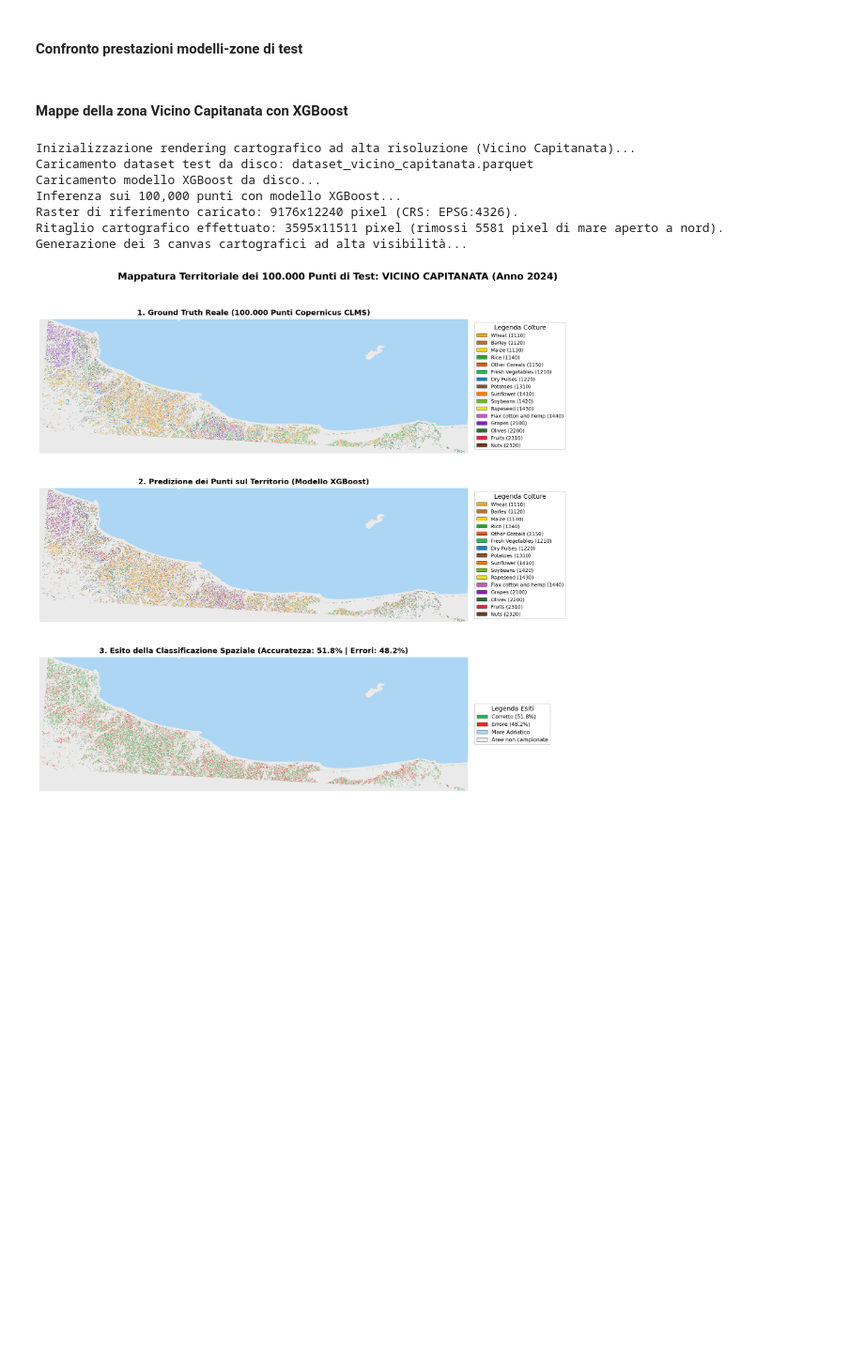
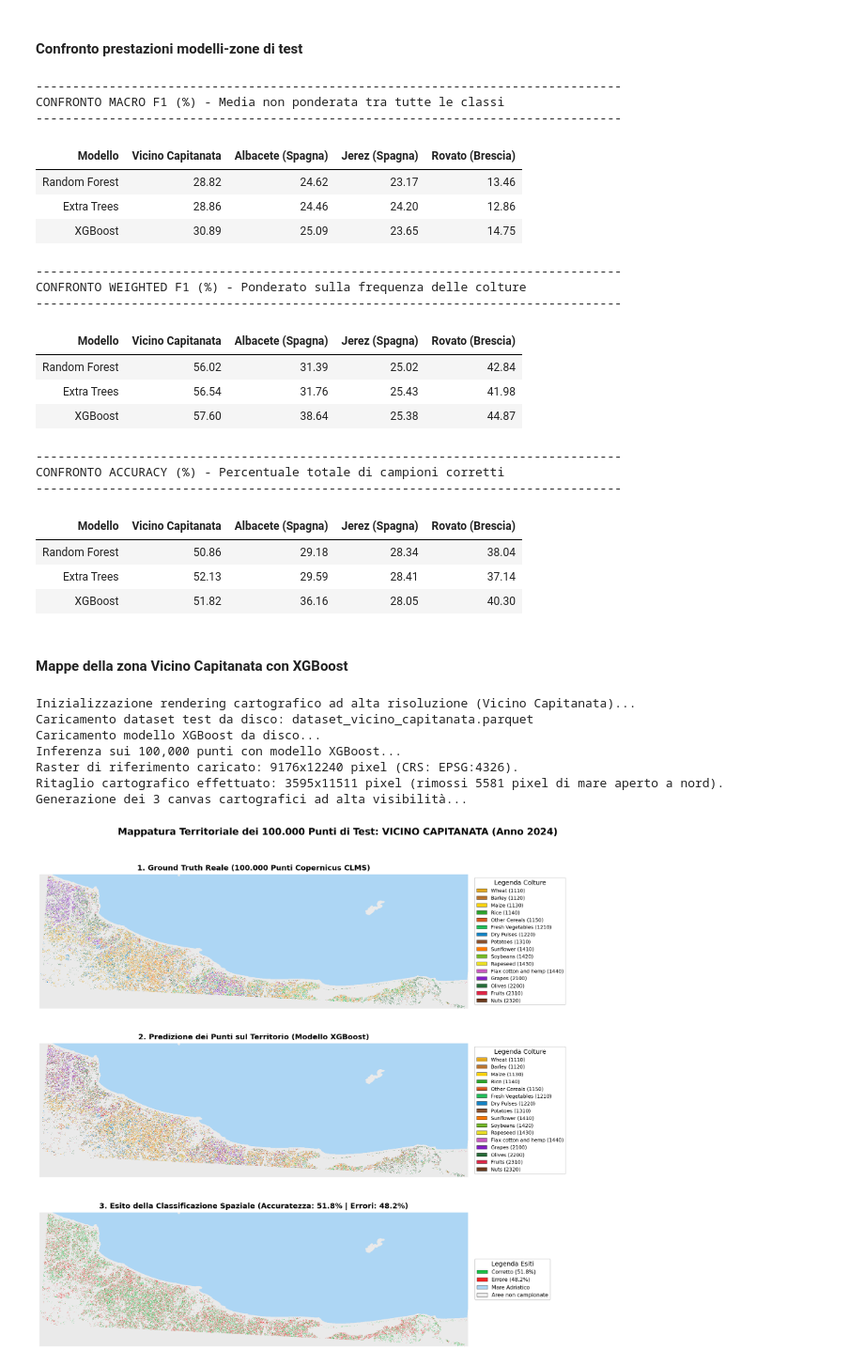
Before and after one commit to SimoRinaldi/crop-spatial-classification, a Jupyter notebook: notebooks/05_test_and_space_visualization.ipynb, the cells around one changed output. Shown at 94% size. Cells and saved outputs as stored; diff of their text form; code cells hidden in the pictures; blank space fills up the shorter version.

Commit message:
Aggiunto confronto prestazioni modelli-zone test

```diff
--- a/notebooks/05_test_and_space_visualization.ipynb
+++ b/notebooks/05_test_and_space_visualization.ipynb
@@ -14,7 +14,7 @@ if 'google.colab' in sys.modules:
     # Imposta la root del Drive su Colab
     BASE_DIR = Path('/content/drive/Shareddrives/Progetti/Progetto_MLDM')
 
-    GIT_BRANCH = 'zone-test'
+    GIT_BRANCH = 'main'
 
     # 2. Clona/Aggiorna la repo
     REPO_DIR = '/content/crop-spatial-classification'
@@ -1263,7 +1262,7 @@ Confronto dettagliato F1-Score per classe colturale:
 # %%
 import pandas as pd
 
-if "summary_zones" not in globals() or not all_zones_summary:
+if "all_zones_summary" not in globals() or not all_zones_summary:
     raise ValueError("Il dizionario 'all_zones_summary' è vuoto o non definito.")
 
 zone_labels = {
@@ -1278,36 +1277,58 @@ models = ["Random Forest", "Extra Trees", "XGBoost"]
 metrics_to_show = [
     (
         "Macro F1 (%)",
         "CONFRONTO MACRO F1 (%) - Media non ponderata tra tutte le classi",
     ),
     (
         "Weighted F1 (%)",
         "CONFRONTO WEIGHTED F1 (%) - Ponderato sulla frequenza delle colture",
     ),
     (
         "Accuracy (%)",
         "CONFRONTO ACCURACY (%) - Percentuale totale di campioni corretti",
     ),
 ]
 
 for metric_col, title in metrics_to_show:
     rows = []
     for m in models:
         row = {"Modello": m}
         for z_key, z_label in zone_labels.items():
             if z_key in all_zones_summary:
                 df_z = all_zones_summary[z_key]
                 val = df_z.loc[df_z["Modello"] == m, metric_col].values[0]
                 row[z_label] = val
         rows.append(row)
 
     df_metric = pd.DataFrame(rows)
 
-    print("=" * 80)
+    print("-" * 80)
     print(title)
-    print("=" * 80)
-    display(df_metric.style.hide(axis="index"))
+    print("-" * 80)
+    display(df_metric.style.hide(axis="index").format(precision=2))
     print("\n")
+# %% [output]
+--------------------------------------------------------------------------------
+CONFRONTO MACRO F1 (%) - Media non ponderata tra tutte le classi
+--------------------------------------------------------------------------------
+| Modello | Vicino Capitanata | Albacete (Spagna) | Jerez (Spagna) | Rovato (Brescia) |
+| Random Forest | 28.82 | 24.62 | 23.17 | 13.46 |
+| Extra Trees | 28.86 | 24.46 | 24.20 | 12.86 |
+| XGBoost | 30.89 | 25.09 | 23.65 | 14.75 |
+--------------------------------------------------------------------------------
+CONFRONTO WEIGHTED F1 (%) - Ponderato sulla frequenza delle colture
+--------------------------------------------------------------------------------
+| Modello | Vicino Capitanata | Albacete (Spagna) | Jerez (Spagna) | Rovato (Brescia) |
+| Random Forest | 56.02 | 31.39 | 25.02 | 42.84 |
+| Extra Trees | 56.54 | 31.76 | 25.43 | 41.98 |
+| XGBoost | 57.60 | 38.64 | 25.38 | 44.87 |
+--------------------------------------------------------------------------------
+CONFRONTO ACCURACY (%) - Percentuale totale di campioni corretti
+--------------------------------------------------------------------------------
+| Modello | Vicino Capitanata | Albacete (Spagna) | Jerez (Spagna) | Rovato (Brescia) |
+| Random Forest | 50.86 | 29.18 | 28.34 | 38.04 |
+| Extra Trees | 52.13 | 29.59 | 28.41 | 37.14 |
+| XGBoost | 51.82 | 36.16 | 28.05 | 40.30 |
 # %% [markdown]
 #### Mappe della zona Vicino Capitanata con XGBoost
 # %%
```
Also changed, not shown: parts of 5 cells of this notebook, 1 other file.
